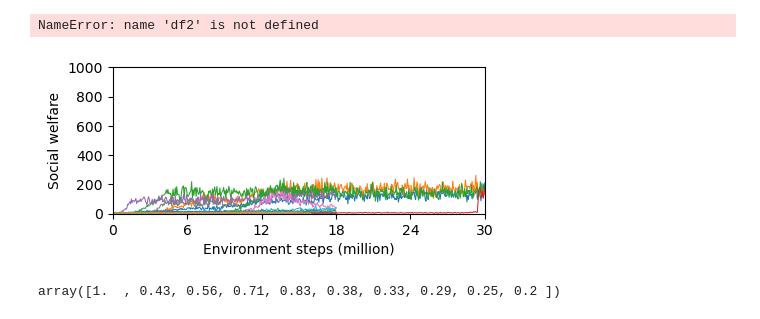
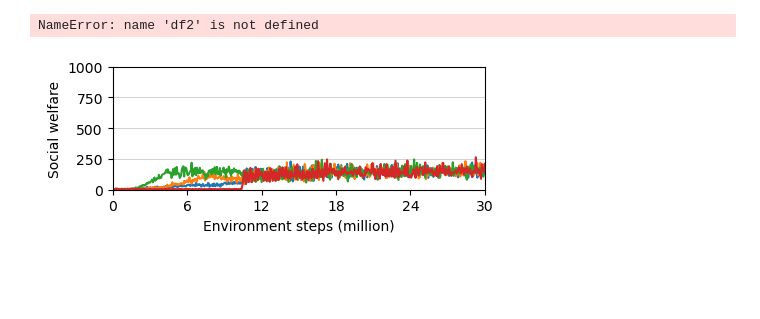
Before and after one commit to willis-richard/meltingpot, a Jupyter notebook: reward_transfer/results_n_players.ipynb, the cells around one changed output. Cells and saved outputs as stored; diff of their text form; code cells hidden in the pictures; blank space fills up the shorter version.

```diff
--- a/reward_transfer/results_n_players.ipynb
+++ b/reward_transfer/results_n_players.ipynb
@@ -13,6 +13,7 @@ harvest = {
     'n': 7,
     'ylim': 800,
     'scratch_id': '30ca9764',
+    'scratch_s': [1.0, 0.29, 0.25],
 }
 mushroom = {
     'folder': 'tf_2_14',
@@ -22,6 +23,7 @@ mushroom = {
     'n': 5,
     'ylim': 1000,
     'scratch_id': '51727c4c',
+    'scratch_s': [1.0],
 }
 
 window = 11
@@ -206,49 +208,76 @@ data
 NameError: name 'df2' is not defined
 # %%
 environment = mushroom
-num_runs = 4  # 8 for commons harvest
+rolling = False
+window=5
 
 df = pd.read_json(os.path.join(INPUT, environment['folder'], environment['name'], environment['scratch_id'], 'results.json'), lines=True)
 df['reward'] = df.episode_reward.apply(lambda x: np.mean(x))
 
 df = df[['reward', 'training_iteration', 'self-interest']]
 
-# Hack for mushrooms
-# though could loop over this and then like % over num of iterations == 1.
-# df =
-fig, ax = plt.subplots(figsize=(4.8, 1.9), facecolor='white')
+# hack to fix mushroom
+if 'mushroom' in environment["name"]:
+    df = df.iloc[0:4110]
 
-for s in df['self-interest'].unique():
+fig, ax = plt.subplots(figsize=(4.8, 1.6), facecolor='white')
+
+colors1 = plt.cm.Blues(np.linspace(0.5, 0.8, 4))
+colors2 = plt.cm.Reds(np.linspace(0.5, 0.8, 4))
+linestyles = ['-', '--', '-.', ':']
+
+# for s in df['self-interest'].unique():
+for s in environment['scratch_s']:
     df_s = df[df['self-interest'] == s].copy()
     n = len(df_s[df_s['training_iteration'] == 1])
-
 
     df_s['id'] = df_s.index
 
     df_s = df_s.sort_values(['training_iteration', 'id'], kind='mergesort')
     df_s = df_s.reset_index(drop=True)
 
     df_s['run'] = df_s.index % n
 
     grouped = df_s.groupby('run')
 
     # Plot each group
-    for run, group in grouped:
-        group.plot(x='training_iteration', y='reward', ax=ax, label=run, legend=False, lw=0.75)
+    for i, (run, group) in enumerate(grouped):
+
+        # linestyle = linestyles[i]
+        # if s != 1.0:
+        #     color = colors1[i]
+        # else:
+        #     color = colors2[i]
+
+        if rolling:
+            result = group['reward'].rolling(window=window, center=True).mean()
+            result.plot(x='training_iteration', ax=ax, label=name, legend=False, lw=0.75)  #, color=color, linestyle=linestyle)
+        else:
+            group.plot(x='training_iteration', y='reward', ax=ax, label=run, legend=False)  #, color=color, linestyle=linestyle, lw=0.75)
+
 
 ax.set_xlabel('Environment steps (million)')
 ax.set_ylabel('Social welfare')
 step_size = 500
 ax.set_xlim(0, step_size)
 ax.set_ylim(0, environment['ylim'])
 ax.set_xticks(np.arange(0, step_size + 1, step_size/5))
 ax.set_xticklabels(np.arange(0, step_size * 30 * 2000 / 1e6 + 1, step_size/5 * 30 * 2000 / 1e6).astype(int))
+ax.yaxis.grid(True, linestyle='-', linewidth=0.5, color='grey', alpha=0.5)
+
+from matplotlib.patches import Patch
+if 'harvest' in environment["name"]:
+    legend_elements = [
+        Patch(facecolor=colors1[1], edgecolor='none', label='s = 0.29 (Blues)'),
+        Patch(facecolor=colors2[1], edgecolor='none', label='s = 1 (Reds)')
+    ]
+    plt.legend(handles=legend_elements, loc='upper right', ncol=2)
+
 
 fig.savefig(f'scratch_{environment["name"]}', dpi=300, bbox_inches='tight')
 # %% [output]
-[figure, old version]
+[figure, new version]
 # %%
-df['self-interest'].unique()
+df_s = df[df['self-interest'].isin(environment['scratch_s'])].copy()
+df_s[df_s['training_iteration'] == 500]
-# %% [output]
-array([1.  , 0.43, 0.56, 0.71, 0.83, 0.38, 0.33, 0.29, 0.25, 0.2 ])
 # %%
```
Also changed, not shown: parts of 9 cells of this notebook, 1 other file.
